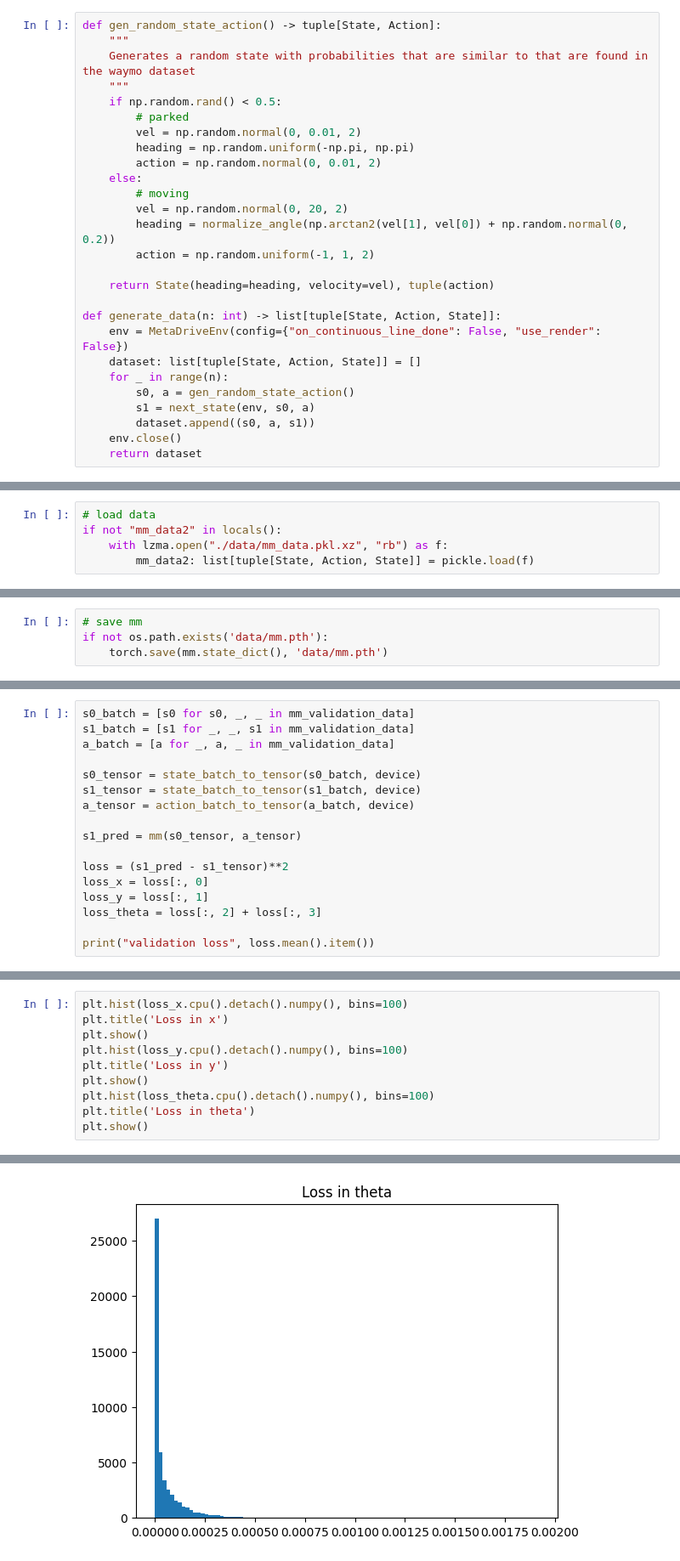
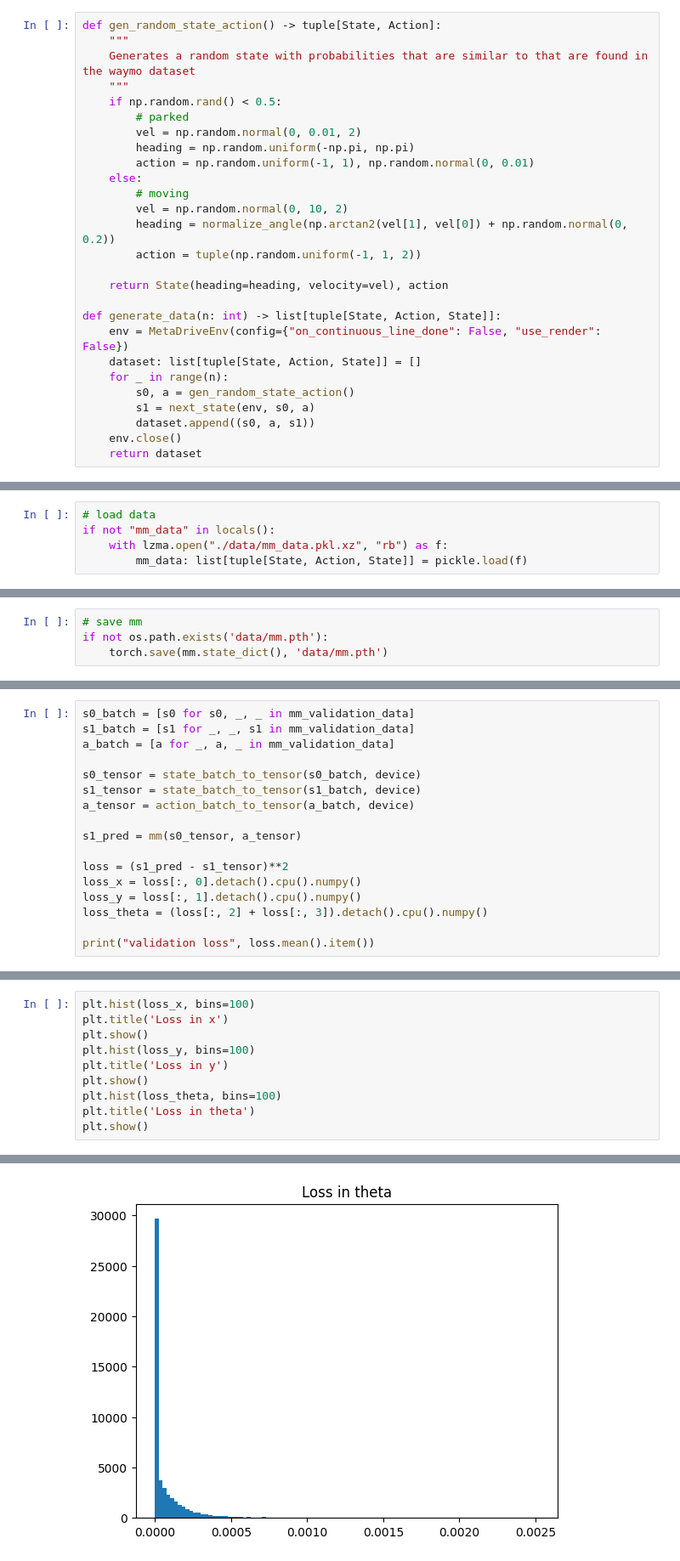
Before and after one commit to pimpale/metadrive-offline-rl-benchmark, a Jupyter notebook: train_mm.ipynb, the cells around one changed output, grey strips where cells are left out. Shown at 85% size. Saved outputs shown, nothing was run; the diff lists cells and outputs as text.

```diff
--- a/train_mm.ipynb
+++ b/train_mm.ipynb
@@ -25,14 +22,14 @@ def gen_random_state_action() -> tuple[State, Action]:
         # parked
         vel = np.random.normal(0, 0.01, 2)
         heading = np.random.uniform(-np.pi, np.pi)
-        action = np.random.normal(0, 0.01, 2)
+        action = np.random.uniform(-1, 1), np.random.normal(0, 0.01)
     else:
         # moving
-        vel = np.random.normal(0, 20, 2)
+        vel = np.random.normal(0, 10, 2)
         heading = normalize_angle(np.arctan2(vel[1], vel[0]) + np.random.normal(0, 0.2))
-        action = np.random.uniform(-1, 1, 2)
+        action = tuple(np.random.uniform(-1, 1, 2))
 
-    return State(heading=heading, velocity=vel), tuple(action)
+    return State(heading=heading, velocity=vel), action
 
 def generate_data(n: int) -> list[tuple[State, Action, State]]:
     env = MetaDriveEnv(config={"on_continuous_line_done": False, "use_render": False})
@@ -85,9 +82,9 @@ if not os.path.exists("./data/mm_data.pkl.xz"):
         pickle.dump(mm_data, f)
 # %%
 # load data
-if not "mm_data2" in locals():
+if not "mm_data" in locals():
     with lzma.open("./data/mm_data.pkl.xz", "rb") as f:
-        mm_data2: list[tuple[State, Action, State]] = pickle.load(f)
+        mm_data: list[tuple[State, Action, State]] = pickle.load(f)
 # %%
 # 90:10 train-validation split
 random.seed(0)
@@ -209,9 +214,9 @@ a_tensor = action_batch_to_tensor(a_batch, device)
 s1_pred = mm(s0_tensor, a_tensor)
 
 loss = (s1_pred - s1_tensor)**2
-loss_x = loss[:, 0]
-loss_y = loss[:, 1]
-loss_theta = loss[:, 2] + loss[:, 3]
+loss_x = loss[:, 0].detach().cpu().numpy()
+loss_y = loss[:, 1].detach().cpu().numpy()
+loss_theta = (loss[:, 2] + loss[:, 3]).detach().cpu().numpy()
 
 print("validation loss", loss.mean().item())
 # %% [output]
@@ -219,11 +224,11 @@ validation loss 0.0035764009226113558
 # %%
-plt.hist(loss_x.cpu().detach().numpy(), bins=100)
+plt.hist(loss_x, bins=100)
 plt.title('Loss in x')
 plt.show()
-plt.hist(loss_y.cpu().detach().numpy(), bins=100)
+plt.hist(loss_y, bins=100)
 plt.title('Loss in y')
 plt.show()
-plt.hist(loss_theta.cpu().detach().numpy(), bins=100)
+plt.hist(loss_theta, bins=100)
 plt.title('Loss in theta')
 plt.show()
 # %% [output]
@@ -232 +237 @@ plt.show()
-[figure, old version]
+[figure, new version]
```
Also changed, not shown: parts of 11 cells of this notebook, 3 other files.
